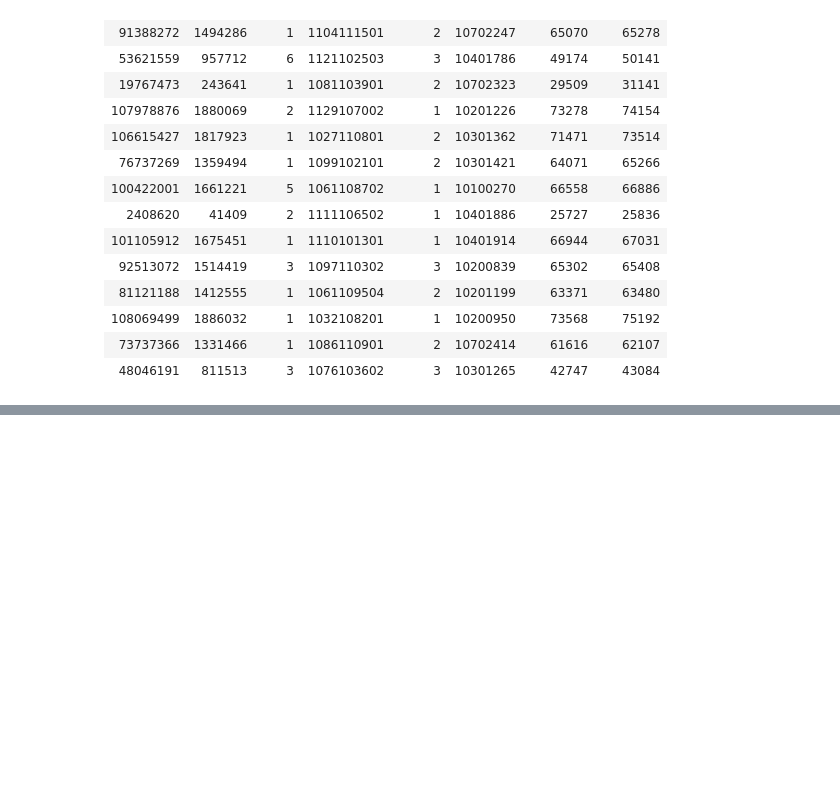
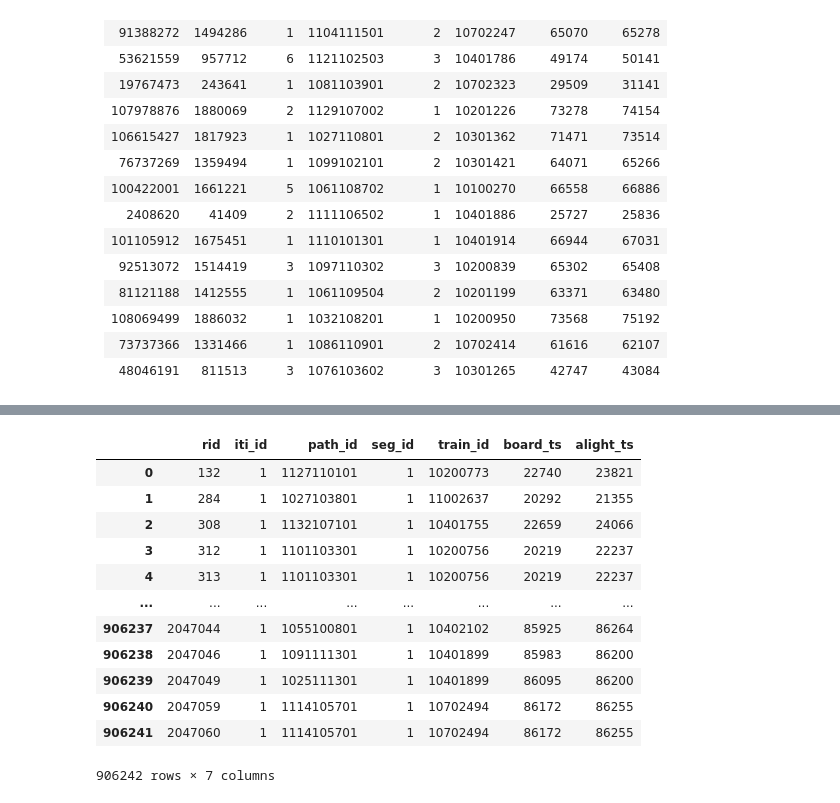
Before and after one commit to sunnysun711/PTIM, a Jupyter notebook: test.ipynb, the cells around one changed output, grey strips where cells are left out. Saved outputs shown, nothing was run; the diff lists cells and outputs as text; code cells hidden in the pictures; blank space fills up the shorter version.

```diff
--- a/test.ipynb
+++ b/test.ipynb
@@ -23,3 +23,18 @@
 |108069499  | 1886032    |   1 | 1032108201  |     1 | 10200950   |  73568   |   75192|
 |73737366   | 1331466    |   1 | 1086110901  |     2 | 10702414   |  61616   |   62107|
 |48046191   |  811513    |   3 | 1076103602  |     3 | 10301265   |  42747   |   43084|
+# %%
+from tkinter.messagebox import showerror
+
+import numpy as np
+
+from src import config
+from src.utils import *
+from src.globals import *
+
+config.load_config()
+
+assigned = read_all(config.CONFIG["results"]["assigned"])
+print(assigned.shape)
+assigned
+# %% [output]
@@ -25,0 +45,13 @@
+|  | rid | iti_id | path_id | seg_id | train_id | board_ts | alight_ts |
+| 0 | 132 | 1 | 1127110101 | 1 | 10200773 | 22740 | 23821 |
+| 1 | 284 | 1 | 1027103801 | 1 | 11002637 | 20292 | 21355 |
+| 2 | 308 | 1 | 1132107101 | 1 | 10401755 | 22659 | 24066 |
+| 3 | 312 | 1 | 1101103301 | 1 | 10200756 | 20219 | 22237 |
+| 4 | 313 | 1 | 1101103301 | 1 | 10200756 | 20219 | 22237 |
+| ... | ... | ... | ... | ... | ... | ... | ... |
+| 906237 | 2047044 | 1 | 1055100801 | 1 | 10402102 | 85925 | 86264 |
+| 906238 | 2047046 | 1 | 1091111301 | 1 | 10401899 | 85983 | 86200 |
+| 906239 | 2047049 | 1 | 1025111301 | 1 | 10401899 | 86095 | 86200 |
+| 906240 | 2047059 | 1 | 1114105701 | 1 | 10702494 | 86172 | 86255 |
+| 906241 | 2047060 | 1 | 1114105701 | 1 | 10702494 | 86172 | 86255 |
+906242 rows × 7 columns
```
Also changed, not shown: parts of 10 cells of this notebook, 5 other files.
